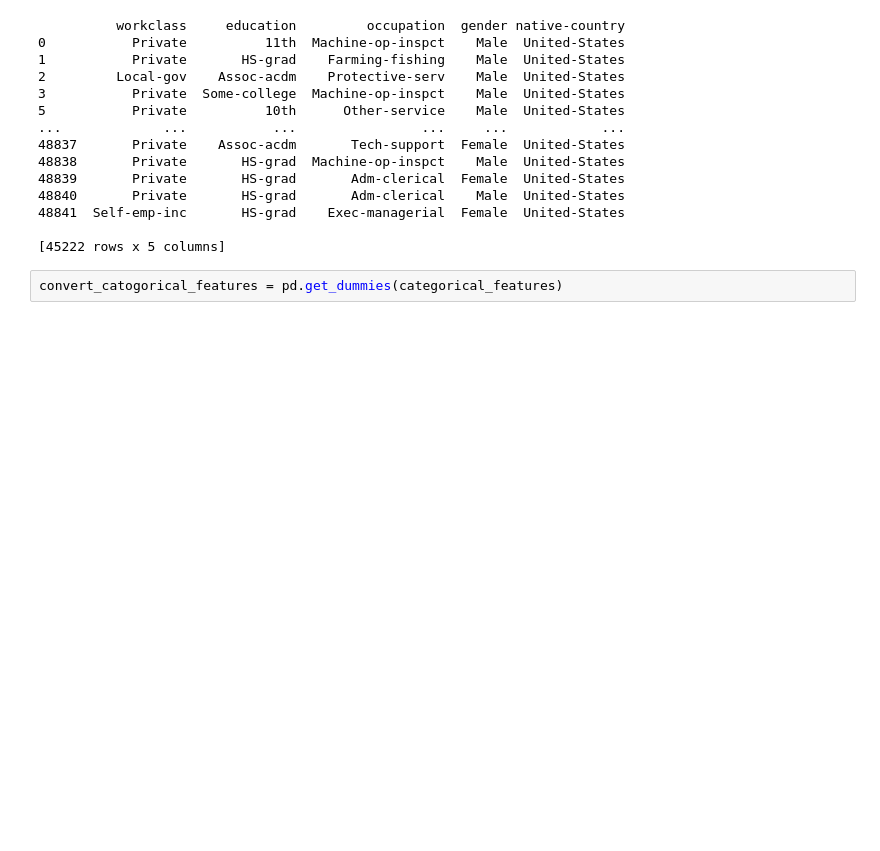
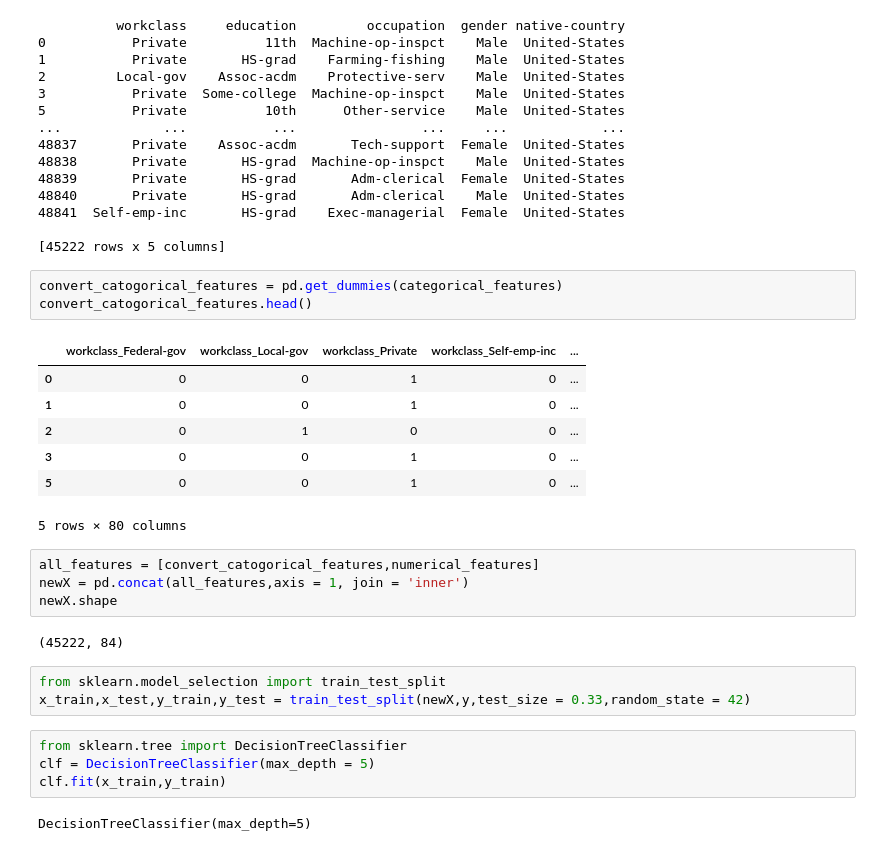
Before and after one commit to Vishnu9535/machine-learning, a Jupyter notebook: mllab/desition_trees.ipynb, the cells around one changed output. Drawn from its saved outputs; the diff is of its cells as text; blank space fills up the shorter version.

```diff
--- a/mllab/desition_trees.ipynb
+++ b/mllab/desition_trees.ipynb
@@ -210,3 +202,27 @@ print(categorical_features)
 [45222 rows x 5 columns]
 # %%
 convert_catogorical_features = pd.get_dummies(categorical_features)
+convert_catogorical_features.head()
+# %% [output]
+|  | workclass_Federal-gov | workclass_Local-gov | workclass_Private | workclass_Self-emp-inc | ... |
+| 0 | 0 | 0 | 1 | 0 | ... |
+| 1 | 0 | 0 | 1 | 0 | ... |
+| 2 | 0 | 1 | 0 | 0 | ... |
+| 3 | 0 | 0 | 1 | 0 | ... |
+| 5 | 0 | 0 | 1 | 0 | ... |
+5 rows × 80 columns
+# %%
+all_features = [convert_catogorical_features,numerical_features]
+newX = pd.concat(all_features,axis = 1, join = 'inner')
+newX.shape
+# %% [output]
+(45222, 84)
+# %%
+from sklearn.model_selection import train_test_split
+x_train,x_test,y_train,y_test = train_test_split(newX,y,test_size = 0.33,random_state = 42)
+# %%
+from sklearn.tree import DecisionTreeClassifier
+clf = DecisionTreeClassifier(max_depth = 5)
+clf.fit(x_train,y_train)
+# %% [output]
+DecisionTreeClassifier(max_depth=5)
```
Also changed, not shown: parts of 5 cells of this notebook, 20 other files.
